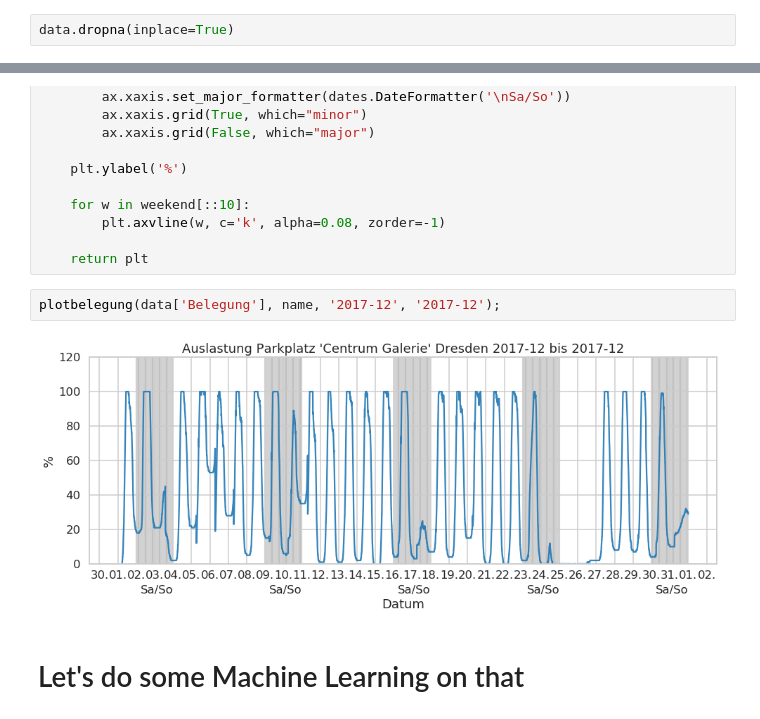
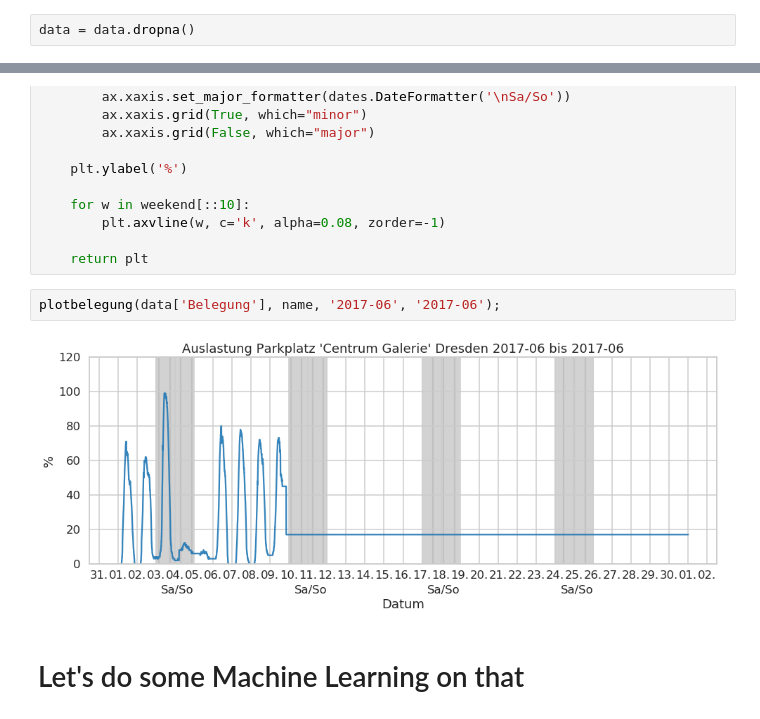
Before and after one commit to MechLabEngineering/ParkplaetzeDD, a Jupyter notebook: predictiveParking.ipynb, the cells around one changed output, grey strips where cells are left out. Saved outputs shown, nothing was run; the diff lists cells and outputs as text.

```diff
--- a/predictiveParking.ipynb
+++ b/predictiveParking.ipynb
@@ -40,4 +40,4 @@ data.plot(figsize=(16,6));
 # %% [output]
 [figure]
 # %%
-data.dropna(inplace=True)
+data = data.dropna()
@@ -79,9 +84,9 @@ def plotbelegung(df, which, fromdate, todate):
 
     return plt
 # %%
-plotbelegung(data['Belegung'], name, '2017-12', '2017-12');
+plotbelegung(data['Belegung'], name, '2017-06', '2017-06');
 # %% [output]
-[figure, old version]
+[figure, new version]
 # %% [markdown]
 # Let's do some Machine Learning on that
 # %% [markdown]
```
Also changed, not shown: parts of 93 cells of this notebook, 51 other files.
